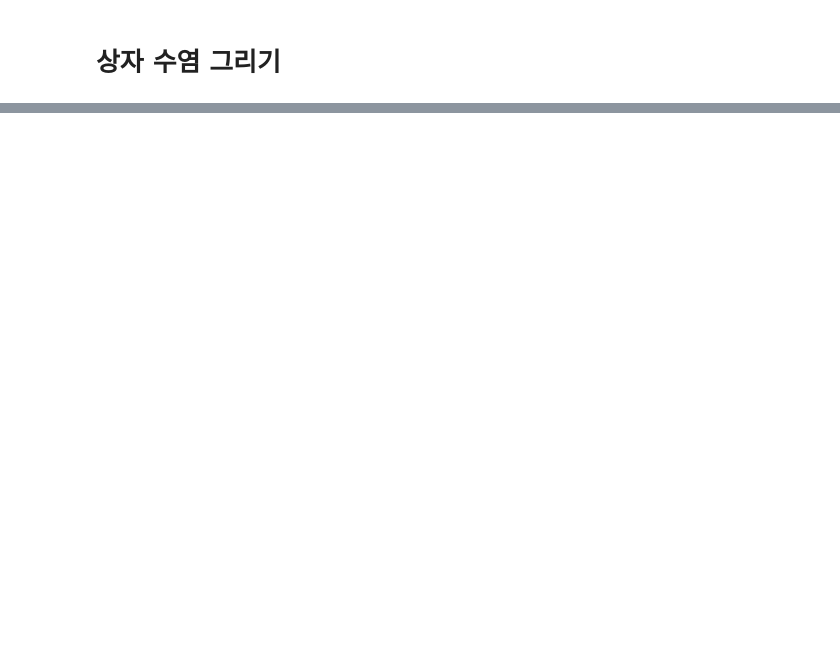
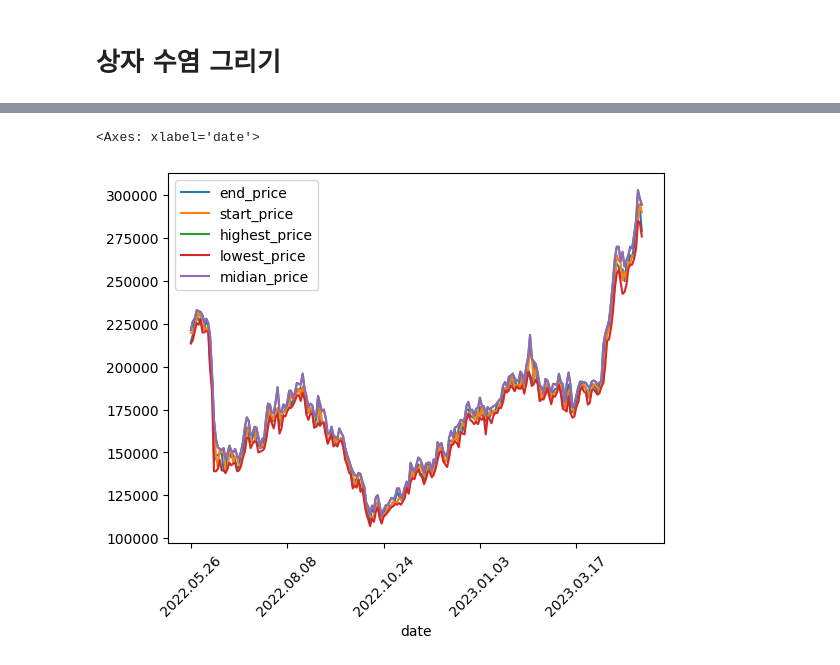
Before and after one commit to sojoyfulyouth/Pandas_DataAnalysis, a Jupyter notebook: Stock_Project/Stock_Project.ipynb, the cells around one changed output, grey strips where cells are left out. Drawn from its saved outputs; the diff is of its cells as text; code cells hidden in the pictures; blank space fills up the shorter version.

```diff
--- a/Stock_Project/Stock_Project.ipynb
+++ b/Stock_Project/Stock_Project.ipynb
@@ -406,0 +870,6 @@ all_tables.boxplot(column=['midian_price'], by=['month'])
+# %%
+# 앞 15일 만 표시
+tables_hibe_1year[:-15].plot.line(rot=45)
+# %% [output]
+<Axes: xlabel='date'>
+[figure, added]
```
Also changed, not shown: parts of 58 cells of this notebook, 2 other files.
